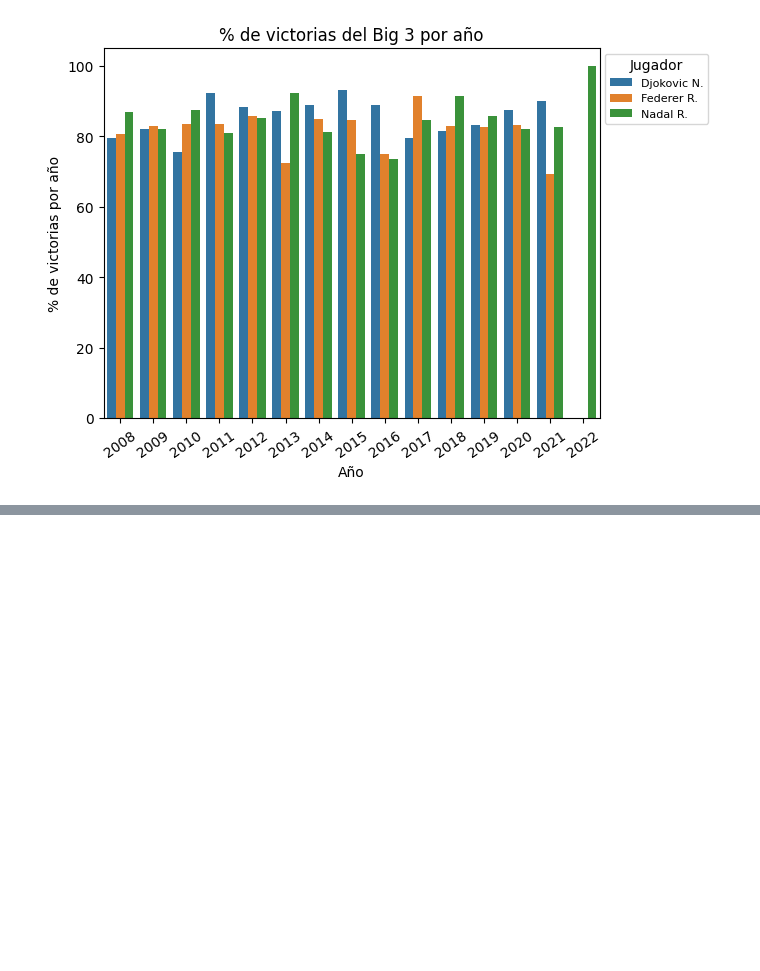
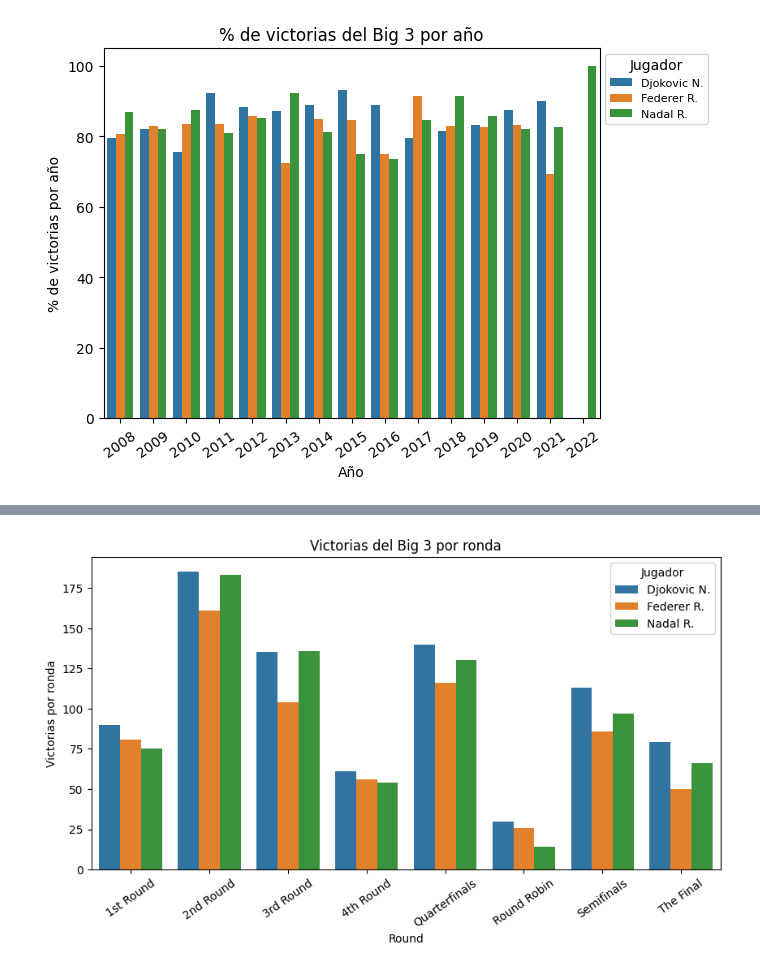
Before and after one commit to legabrielo/Tennis, a Jupyter notebook: tennis.ipynb, the cells around one changed output, grey strips where cells are left out. Saved outputs shown, nothing was run; the diff lists cells and outputs as text; code cells hidden in the pictures; blank space fills up the shorter version.

Commit message:
Calculamos las victorias por Ronda
Mañana haremos
1. Victorias por torneo
2. Gráficas del dataseet en general

```diff
--- a/tennis.ipynb
+++ b/tennis.ipynb
@@ -481,3 +449,9 @@ plt.title('% de victorias del Big 3 por año')
 plt.legend(bbox_to_anchor=(1, 1), loc='upper left', title='Jugador', prop={'size': 8});
 # %% [output]
 [figure]
+# %%
+# Porcentaje de victorias por ronda
+ronda = b3W.groupby(['Winner','Round'])[['ATP',]].count().reset_index()
+ronda = ronda.rename(columns= {'Winner': 'Jugador',
+                        'ATP':'Rondas Ganadas'} )
+ronda.head()
@@ -483,0 +477,13 @@ plt.legend(bbox_to_anchor=(1, 1), loc='upper left', title='Jugador', prop={'size
+# %%
+# Creamos n gráfico para ver las victorias por ronda
+
+plt.figure(figsize=(10,5))
+sns.barplot(data = ronda,
+              x = 'Round',
+              y= 'Rondas Ganadas',
+              hue= 'Jugador')
+plt.xticks(rotation= 35)
+plt.ylabel('Victorias por ronda')
+plt.title('Victorias del Big 3 por ronda');
+# %% [output]
+[figure, added]
```
Also changed, not shown: parts of 14 cells of this notebook.
